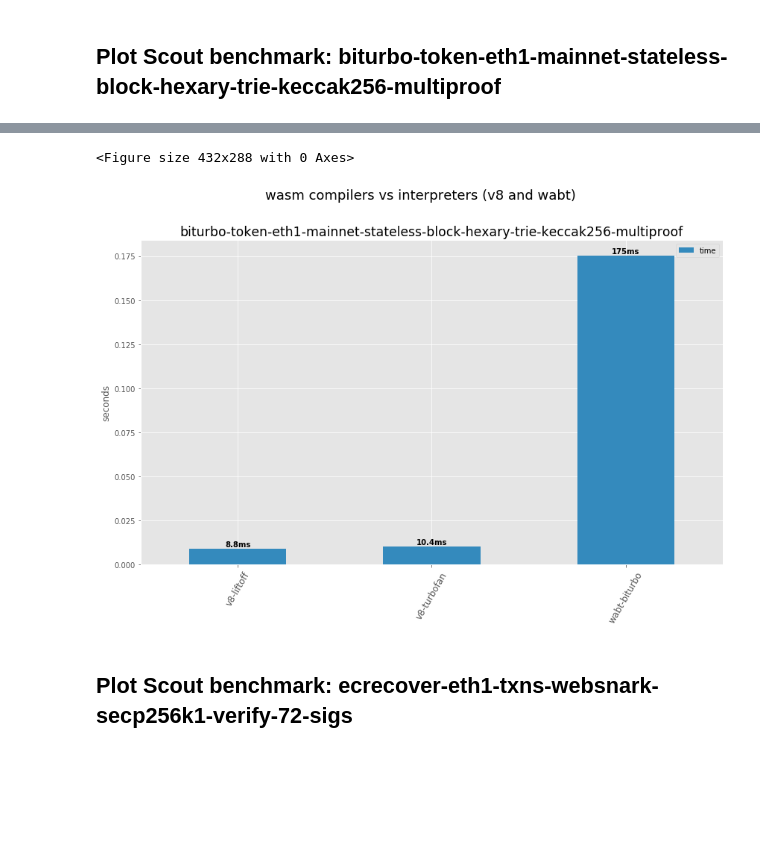
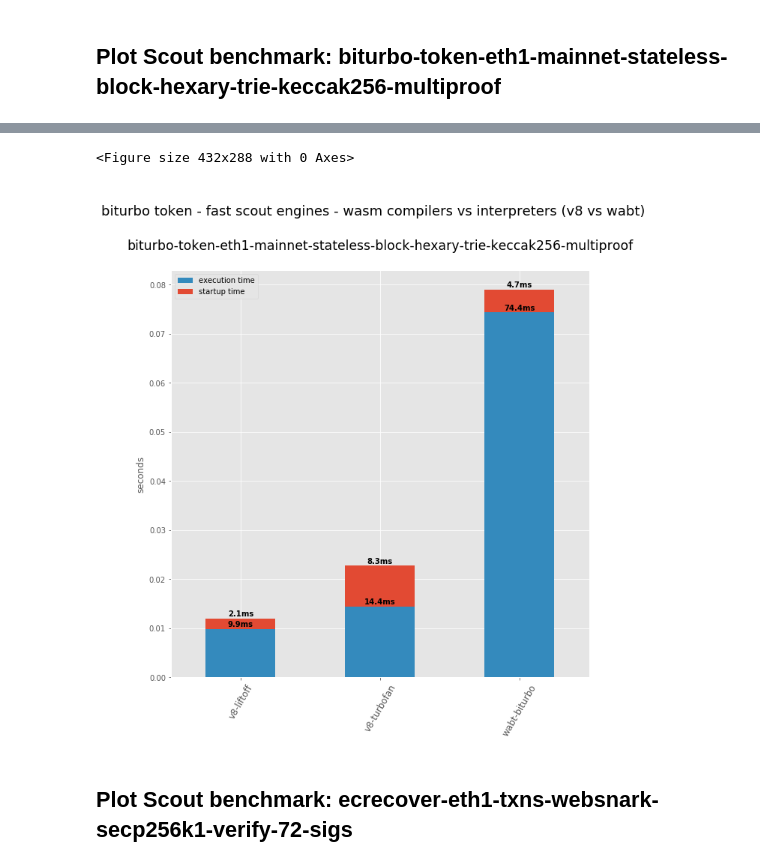
Before and after one commit to ewasm/benchmarking, a Jupyter notebook: notebooks/wasm-engines.ipynb, the cells around one changed output, grey strips where cells are left out. Saved outputs shown, nothing was run; the diff lists cells and outputs as text; code cells hidden in the pictures; blank space fills up the shorter version.

Commit message:
scout charts with exec_time and parse_time

```diff
--- a/notebooks/wasm-engines.ipynb
+++ b/notebooks/wasm-engines.ipynb
@@ -150,12 +150,4 @@ def read_results(file_name):
 ### Import scout engine results
 # %%
 df_scout_data = read_results(join(CSV_RESULT_DIR, SCOUT_RESULT_FILE))
-# %%
-# temporary typo fixes until data is regenerated
-df_scout_data.replace('wabt-with-bigums', 'wabt-with-bignums', inplace=True)
-df_scout_data.replace('scoutcpp-with-bigums', 'scoutcpp-with-bignums', inplace=True)
-df_scout_data.replace('scout-cpp-no-bignums', 'scoutcpp-no-bignums', inplace=True)
-
-df_scout_data.replace('wabt-no-bigums', 'wabt-no-bignums', inplace=True)
-df_scout_data.replace('scoutcpp-no-bigums', 'scoutcpp-no-bignums', inplace=True)
 # %%
@@ -174,8 +166,29 @@ def plotOneTest(df_data, suptitle="title", suptitle_pos=1.00, subtitle="subchart
     plt.suptitle(suptitle, fontsize=18, y=suptitle_pos)
     plt.show()
+# %%
+def plotScoutStackedTest(df_data, suptitle="title", suptitle_pos=1.00, subtitle="subchart", subtitle_size='medium'):
+    plt.figure()
+    # for some reason, exec_time needs to come first for the stacked chart to display correctly
+    ax = df_data[['exec_time', 'parse_time']].sort_values('exec_time').plot.bar(stacked=True, color=[COLORS_DEFAULT['blue'], COLORS_DEFAULT['red']], figsize=(10,10))
+    # fontsize = {size in points, 'xx-small', 'x-small', 'small', 'medium', 'large', 'x-large', 'xx-large'}
+    ax.set_title(subtitle, fontsize=subtitle_size)
+    ax.set(ylabel="seconds", xlabel="")
+    df_total_times = df_data[['exec_time', 'parse_time']].copy()
+    df_total_times['total_time'] = df_total_times['exec_time'] + df_total_times['parse_time']
+    ax.xaxis.set_tick_params(labelrotation=60, labelsize=12)
+    adjust_text_labels(labelBarHeights(ax, lower_y_bound=False))
+    ax.legend(labels=["execution time", "startup time"])
+    plt.suptitle(suptitle, fontsize=18, y=suptitle_pos)
+    plt.show()
 # %% [markdown]
 ## Plot Scout benchmark: biturbo-token-eth1-mainnet-stateless-block-hexary-trie-keccak256-multiproof
 # %%
 df_scout_biturbo_token = df_scout_data[df_scout_data['bench_name'] == 'biturbo-token-eth1-mainnet-stateless-block-hexary-trie-keccak256-multiproof']
 
 df_scout_means_biturbo_token = df_scout_biturbo_token.groupby(['engine']).mean()
+
+df_scout_fast_biturbo_token = df_scout_biturbo_token[
+    (df_scout_biturbo_token['engine'] != 'v8-interpreter')
+]
+
+df_scout_fast_biturbo_means = df_scout_fast_biturbo_token.groupby(['engine']).mean()
@@ -182,11 +204,12 @@ df_scout_means_biturbo_token = df_scout_biturbo_token.groupby(['engine']).mean()
 # %%
-plotOneTest(df_scout_means_biturbo_token,
-            suptitle="wasm compilers vs interpreters (v8 and wabt) \n",
-            subtitle="biturbo-token-eth1-mainnet-stateless-block-hexary-trie-keccak256-multiproof",
+plotScoutStackedTest(df_scout_fast_biturbo_means,
+            suptitle="\nbiturbo token - fast scout engines - wasm compilers vs interpreters (v8 vs wabt)",
+            suptitle_pos=1.03,
+            subtitle="biturbo-token-eth1-mainnet-stateless-block-hexary-trie-keccak256-multiproof\n",
             subtitle_size='xx-large')
 # %% [output]
 <Figure size 432x288 with 0 Axes>
-[figure, old version]
+[figure, new version]
 # %% [markdown]
 ## Plot Scout benchmark: ecrecover-eth1-txns-websnark-secp256k1-verify-72-sigs
 # %%
```
Also changed, not shown: parts of 13 cells of this notebook, 2 other files.
